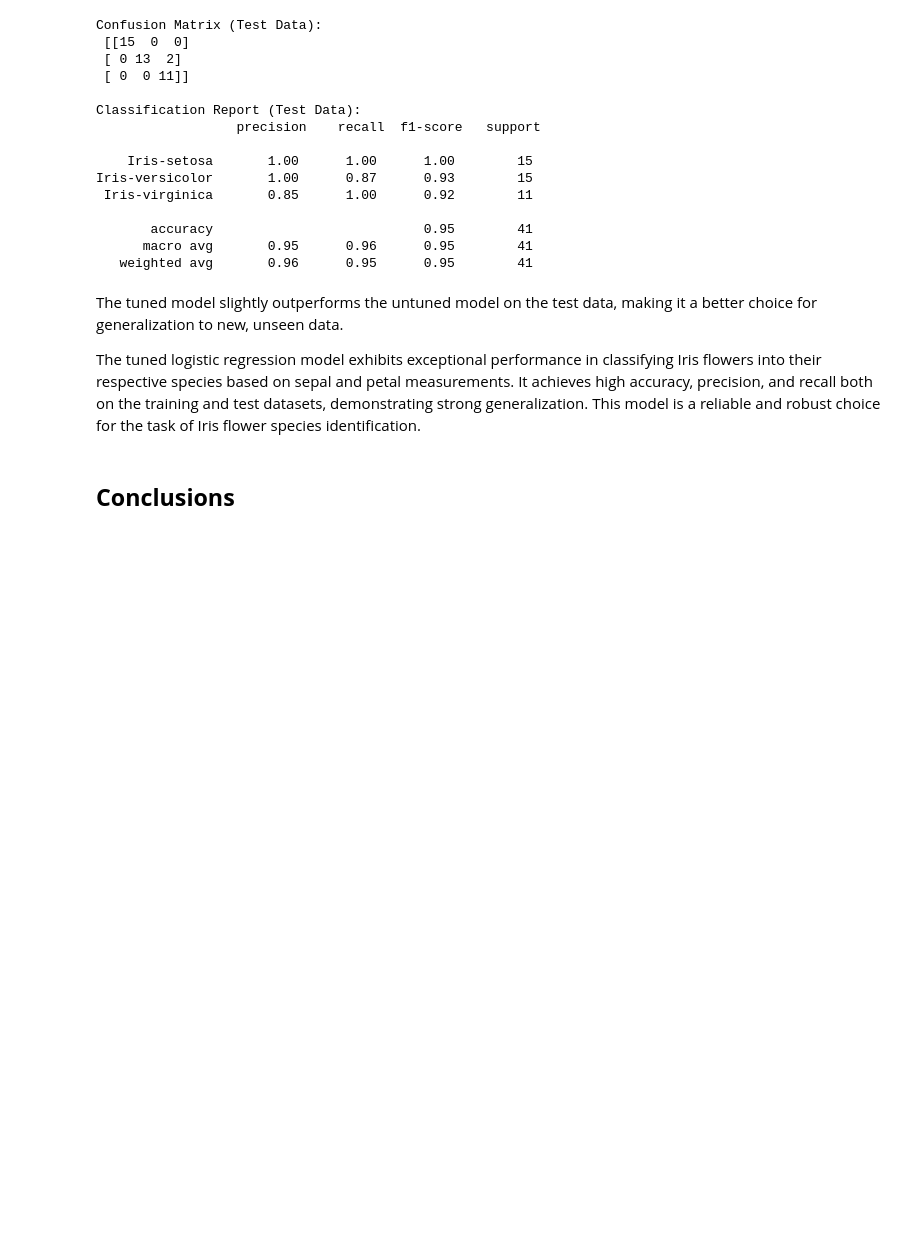
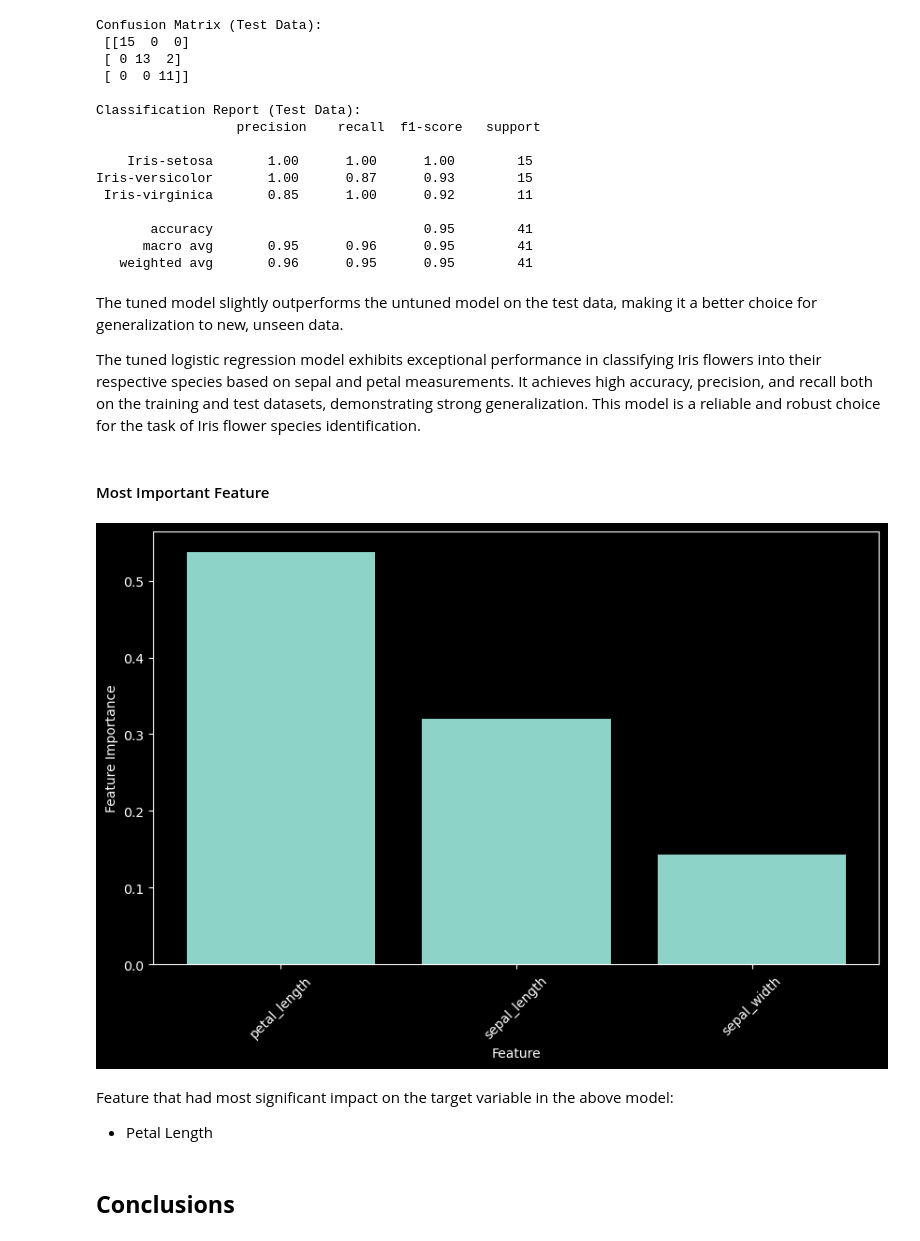
Before and after one commit to marwa9975/CODSOFT_DS03_Iris-Flower-Classification, a Jupyter notebook: notebook.ipynb, the cells around one changed output. Drawn from its saved outputs; the diff is of its cells as text; code cells hidden in the pictures; blank space fills up the shorter version.

```diff
--- a/notebook.ipynb
+++ b/notebook.ipynb
@@ -792,6 +792,30 @@ Iris-versicolor       1.00      0.87      0.93        15
 The tuned model slightly outperforms the untuned model on the test data, making it a better choice for generalization to new, unseen data.
 
 The tuned logistic regression model exhibits exceptional performance in classifying Iris flowers into their respective species based on sepal and petal measurements. It achieves high accuracy, precision, and recall both on the training and test datasets, demonstrating strong generalization. This model is a reliable and robust choice for the task of Iris flower species identification.
+# %% [markdown]
+#### Most Important Feature
+# %%
+# Get feature importances from the trained Random Forest model
+feature_importances = best_rf_model.feature_importances_
+
+feature_names = X_scaled.columns
+# Sort the features by importance in descending order
+sorted_indices = np.argsort(feature_importances)[::-1]
+sorted_feature_names = [feature_names[i] for i in sorted_indices]
+sorted_importances = [feature_importances[i] for i in sorted_indices]
+
+# Plot the feature importances
+plt.figure(figsize=(10, 6))
+plt.bar(range(len(sorted_feature_names)), sorted_importances)
+plt.xticks(range(len(sorted_feature_names)), sorted_feature_names, rotation=45)
+plt.xlabel("Feature")
+plt.ylabel("Feature Importance")
+plt.show()
+# %% [output]
+[figure, added]
+# %% [markdown]
+Feature that had most significant impact on the target variable in the above model:
+* Petal Length
 # %% [markdown]
 ## **Conclusions**
 # %% [markdown]
```
Also changed, not shown: parts of 1 cell of this notebook, 1 other file.
